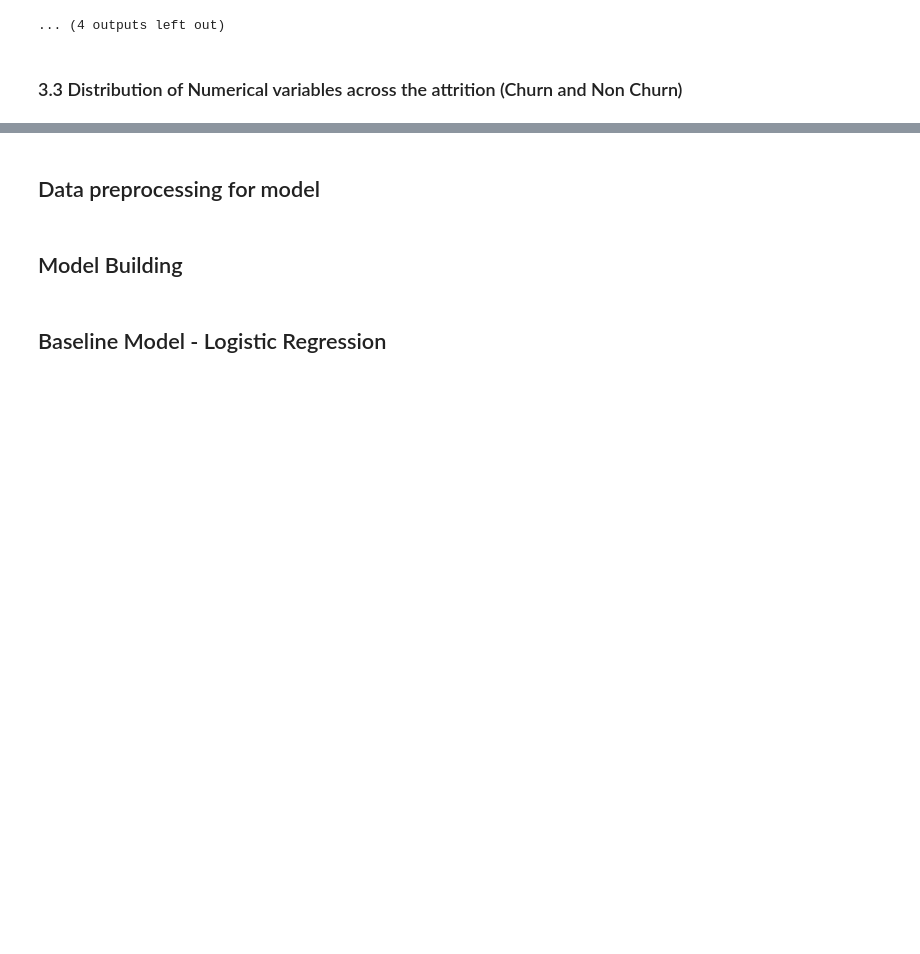
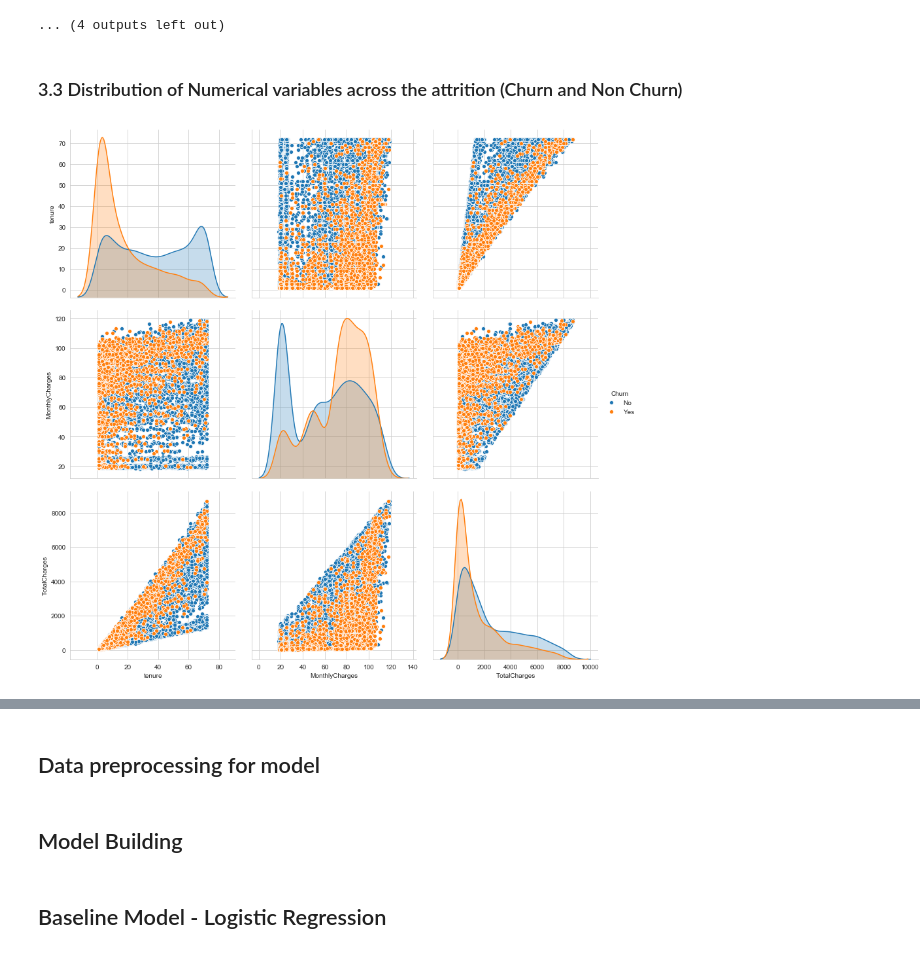
Before and after one commit to syedshahvaiz/Business_Analytics_ETH, a Jupyter notebook: business_analytics/Business_Analytics_Project.ipynb, the cells around one changed output, grey strips where cells are left out. Drawn from its saved outputs; the diff is of its cells as text; code cells hidden in the pictures; blank space fills up the shorter version.

```diff
--- a/business_analytics/Business_Analytics_Project.ipynb
+++ b/business_analytics/Business_Analytics_Project.ipynb
@@ -348,3 +347,10 @@ for var in categorical_columns:
 ... (4 outputs left out)
 # %% [markdown]
 ### 3.3 Distribution of Numerical variables across the attrition (Churn and Non Churn)
+# %%
+#2_d Scatter plot with color-coding for each feature type using seaborn
+sns.set_style("whitegrid");
+sns.pairplot(telco_df,hue="Churn",size=4);
+plt.show();
+# %% [output]
+[figure, added]
```
Also changed, not shown: parts of 11 cells of this notebook.
